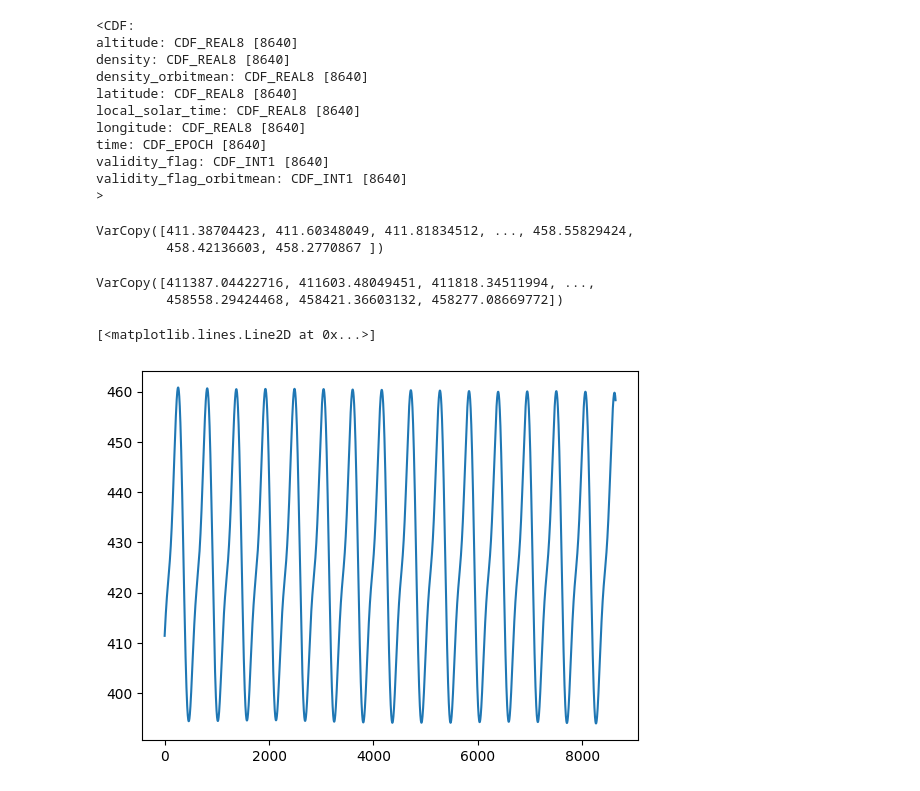
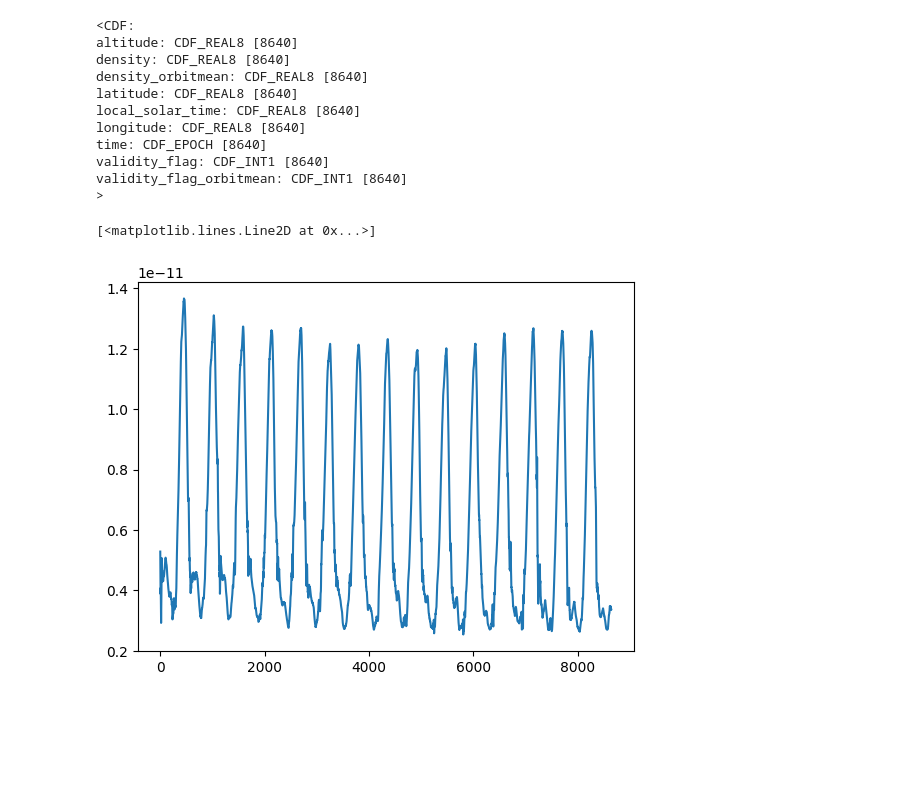
Before and after one commit to mrpatrick1991/perceptive_techeval, a Jupyter notebook: notebooks/scratch.ipynb, the cells around one changed output. Cells and saved outputs as stored; diff of their text form; code cells hidden in the pictures; blank space fills up the shorter version.

```diff
--- a/notebooks/scratch.ipynb
+++ b/notebooks/scratch.ipynb
@@ -44,19 +45,12 @@ validity_flag: CDF_INT1 [8640]
 validity_flag_orbitmean: CDF_INT1 [8640]
 >
 # %%
-alt = f["altitude"].copy()/1000.0
+alt = f["altitude"][0:-1]
+density = f["density"][0:-1]
+
+density[density > 1e30] = np.nan
 # %%
-alt
+plt.plot(density)
 # %% [output]
-VarCopy([411.38704423, 411.60348049, 411.81834512, ..., 458.55829424,
-         458.42136603, 458.2770867 ])
+[<matplotlib.lines.Line2D at 0x...>]
+[figure, added]
-# %%
-alt
-# %% [output]
-VarCopy([411387.04422716, 411603.48049451, 411818.34511994, ...,
-         458558.29424468, 458421.36603132, 458277.08669772])
-# %%
-plt.plot(alt/1000)
-# %% [output]
-[<matplotlib.lines.Line2D at 0x...>]
-[figure, removed]
```
Also changed, not shown: parts of 35 cells of this notebook.
